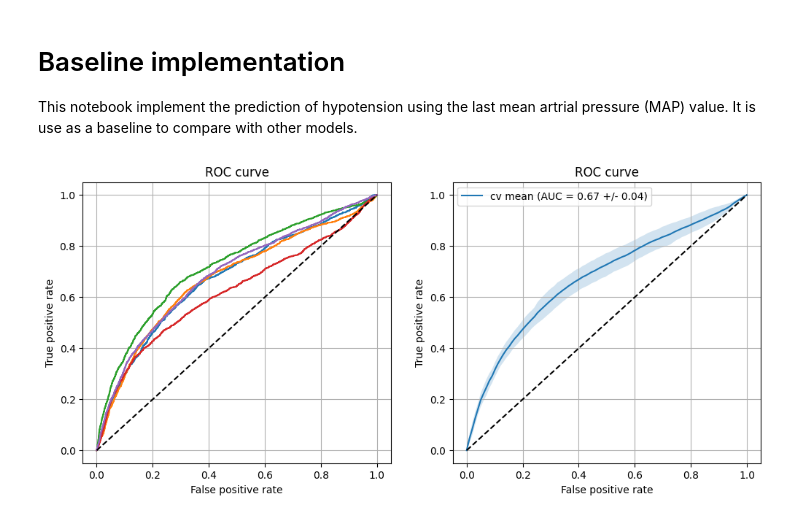
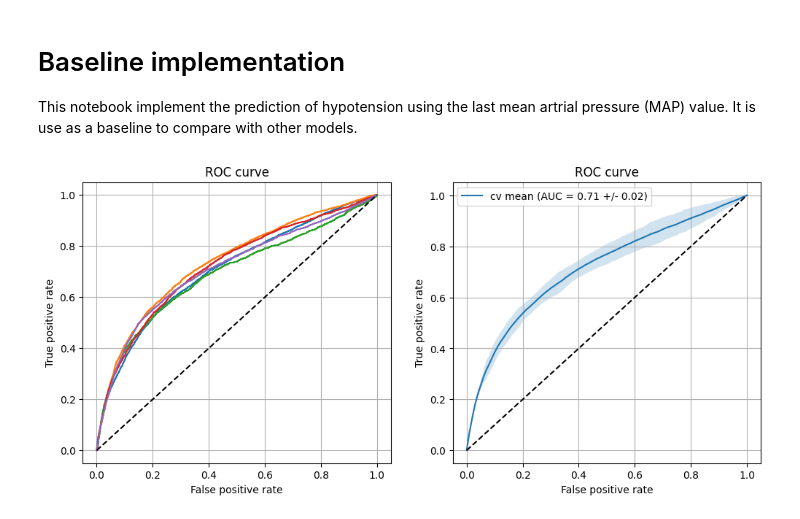
Before and after one commit to BobAubouin/hypotension_pred, a Jupyter notebook: scripts/baseline.ipynb, the cells around one changed output. Drawn from its saved outputs; the diff is of its cells as text; code cells hidden in the pictures.

Commit message:
fix loader and run model again

```diff
--- a/scripts/baseline.ipynb
+++ b/scripts/baseline.ipynb
@@ -12,41 +12,42 @@ import tikzplotlib
 # %%
-HALF_TIME_FILTERING = 10 # secondes
+HALF_TIME_FILTERING = 5 # secondes
+FEATURE_NAME = "dbp"
+# %%
+# test if raw file exists
+if not os.path.exists('data/data_async.csv'):
+    print('data_async.csv does not exist, please run dataset_download.py first')
+    exit()
+cols = list(pd.read_csv("data/data_async.csv", nrows=1))
+
+rawData = pd.read_csv(f'data/data_async.csv', usecols =[i for i in cols if i != "opname"] ).astype("float32")
 # %%
-# test if raw file exists
-if not os.path.exists('data/data_async.csv'):
-    print('data_async.csv does not exist, please run dataset_download.py first')
-    exit()
-
+# test if baseline file exists
 if not os.path.exists('data/data_baseline.csv'):
-    dataframe = dataLoader(
+    dataframe = dataLoaderParallel(
         half_times= [HALF_TIME_FILTERING],
+        signal_name = [FEATURE_NAME],
+        sampling_time= 2,
+        max_number_of_case= 5000,
+        rawData= rawData,
+        leading_time= 0,#3*60,
+        prediction_windows=60*10
     )
     dataframe.to_csv('data/data_baseline.csv', index=False)
 else:
     dataframe = pd.read_csv('data/data_baseline.csv')
 # %%
 # for each subgoup of data, create a regressor and evaluate it
-from sklearn.linear_model import RidgeClassifier
-from sklearn.metrics import auc, classification_report, confusion_matrix, accuracy_score, roc_curve, roc_auc_score, f1_score, precision_recall_curve
+from sklearn.metrics import auc, roc_curve, roc_auc_score
 
 tpr, fpr, auc  = [], [], []
 
 for cv, test in dataframe.groupby('cv_group'):
     # create a regressor
+    test = test.dropna(subset=[f'{FEATURE_NAME}_ema_{HALF_TIME_FILTERING}'])
 
-    train = dataframe[dataframe['cv_group'] != cv]
-    train = train.dropna(subset=[f'mbp_ema_{HALF_TIME_FILTERING}'])
-    test = test.dropna(subset=[f'mbp_ema_{HALF_TIME_FILTERING}'])
-    x_train = train[f'mbp_ema_{HALF_TIME_FILTERING}'].values.reshape(-1, 1)
-    y_train = train['label'].values
-    # evaluate it
-    model = RidgeClassifier()
-    model.fit(x_train, y_train)
-
-    x_test = test[f'mbp_ema_{HALF_TIME_FILTERING}'].values.reshape(-1, 1)
+    x_test = test[f'{FEATURE_NAME}_ema_{HALF_TIME_FILTERING}'].values.reshape(-1, 1)
     y_test = test['label'].values
-    y_pred = model.decision_function(x_test)
-
+    y_pred = 1 - x_test/120
 
     fpr_, tpr_, _ = roc_curve(y_test, y_pred)
     tpr.append(tpr_)
@@ -68,32 +69,32 @@ plt.grid()
 plt.subplot(1, 2, 2)
 fpr_mean = np.linspace(0, 1, 100)
 tpr_mean = np.zeros(100)
 tpr_std = np.zeros(100)
 for j in range(len(fpr_mean)):
     tpr_mean[j] = np.mean([np.interp(fpr_mean[j], fpr[i], tpr[i]) for i in range(len(tpr))])
     tpr_std[j] = np.std([np.interp(fpr_mean[j], fpr[i], tpr[i]) for i in range(len(tpr))])
 
 
 
 
-plt.fill_between(fpr_mean, tpr_mean - tpr_std, tpr_mean + tpr_std, alpha=0.2)
+plt.fill_between(fpr_mean, tpr_mean - 2*tpr_std, tpr_mean + 2*tpr_std, alpha=0.2)
 plt.plot(fpr_mean, tpr_mean, label=f'cv mean (AUC = {np.mean(auc):.2f} +/- {pd.Series(auc).std():.2f})')
 plt.plot([0, 1], [0, 1], 'k--')
 plt.xlabel('False positive rate')
 plt.ylabel('True positive rate')
 plt.title('ROC curve')
 plt.legend()
 plt.grid()
 plt.show()
 
 # save data into a csv file
 df = pd.DataFrame({
     'fpr': fpr_mean,
     'tpr': tpr_mean,
     'tpr_std': tpr_std,
     'auc': np.mean(auc),
     'auc_std': pd.Series(auc).std(),
 })
 df.to_csv('data/baseline_roc.csv', index=False)
 # %% [output]
-[figure, old version]
+[figure, new version]
```
Also changed, not shown: parts of 4 cells of this notebook, 2 other files.
